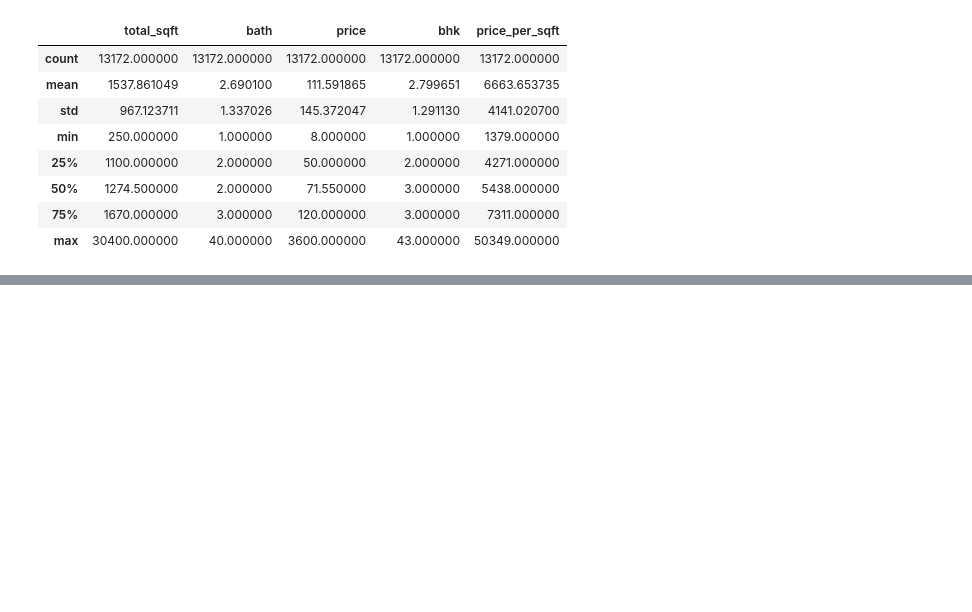
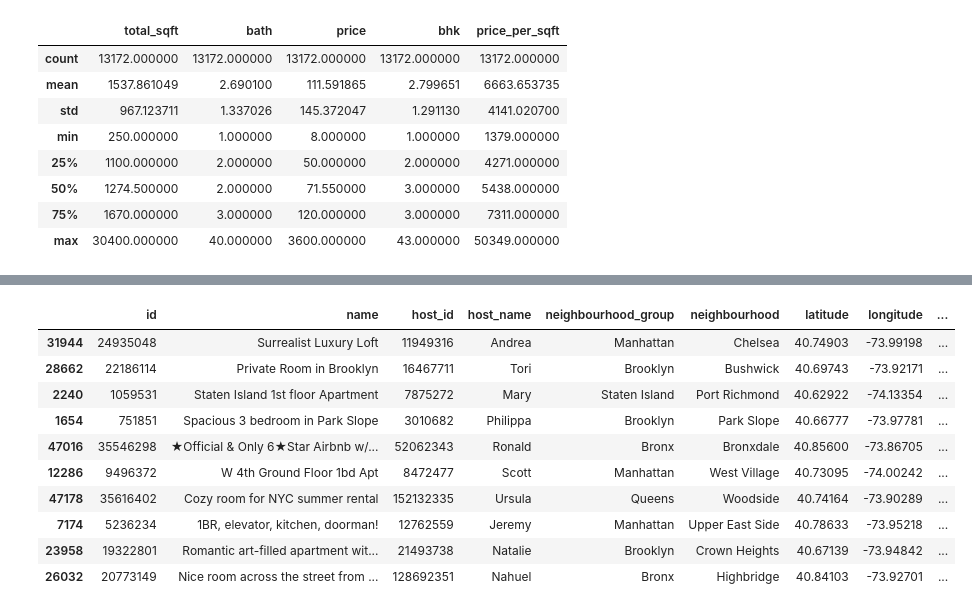
Before and after one commit to Astitv7/Outlier-Detection-Methods, a Jupyter notebook: Outlier_percentile.ipynb, the cells around one changed output, grey strips where cells are left out. Drawn from its saved outputs; the diff is of its cells as text; code cells hidden in the pictures; blank space fills up the shorter version.

```diff
--- a/Outlier_percentile.ipynb
+++ b/Outlier_percentile.ipynb
@@ -154,0 +249,16 @@ df_new.describe()
+# %%
+# Remove outliers
+new_data = airbnb_data[(airbnb_data['price'] < max_threshold) & (airbnb_data['price'] > min_threshold)]
+new_data.sample(10)
+# %% [output]
+|  | id | name | host_id | host_name | neighbourhood_group | neighbourhood | latitude | longitude | ... |
+| 31944 | 24935048 | Surrealist Luxury Loft | 11949316 | Andrea | Manhattan | Chelsea | 40.74903 | -73.99198 | ... |
+| 28662 | 22186114 | Private Room in Brooklyn | 16467711 | Tori | Brooklyn | Bushwick | 40.69743 | -73.92171 | ... |
+| 2240 | 1059531 | Staten Island 1st floor Apartment | 7875272 | Mary | Staten Island | Port Richmond | 40.62922 | -74.13354 | ... |
+| 1654 | 751851 | Spacious 3 bedroom in Park Slope | 3010682 | Philippa | Brooklyn | Park Slope | 40.66777 | -73.97781 | ... |
+| 47016 | 35546298 | ★Official & Only 6★Star Airbnb w/... | 52062343 | Ronald | Bronx | Bronxdale | 40.85600 | -73.86705 | ... |
+| 12286 | 9496372 | W 4th Ground Floor 1bd Apt | 8472477 | Scott | Manhattan | West Village | 40.73095 | -74.00242 | ... |
+| 47178 | 35616402 | Cozy room for NYC summer rental | 152132335 | Ursula | Queens | Woodside | 40.74164 | -73.90289 | ... |
+| 7174 | 5236234 | 1BR, elevator, kitchen, doorman! | 12762559 | Jeremy | Manhattan | Upper East Side | 40.78633 | -73.95218 | ... |
+| 23958 | 19322801 | Romantic art-filled apartment wit... | 21493738 | Natalie | Brooklyn | Crown Heights | 40.67139 | -73.94842 | ... |
+| 26032 | 20773149 | Nice room across the street from ... | 128692351 | Nahuel | Bronx | Highbridge | 40.84103 | -73.92701 | ... |
```
Also changed, not shown: parts of 11 cells of this notebook, 1 other file.
